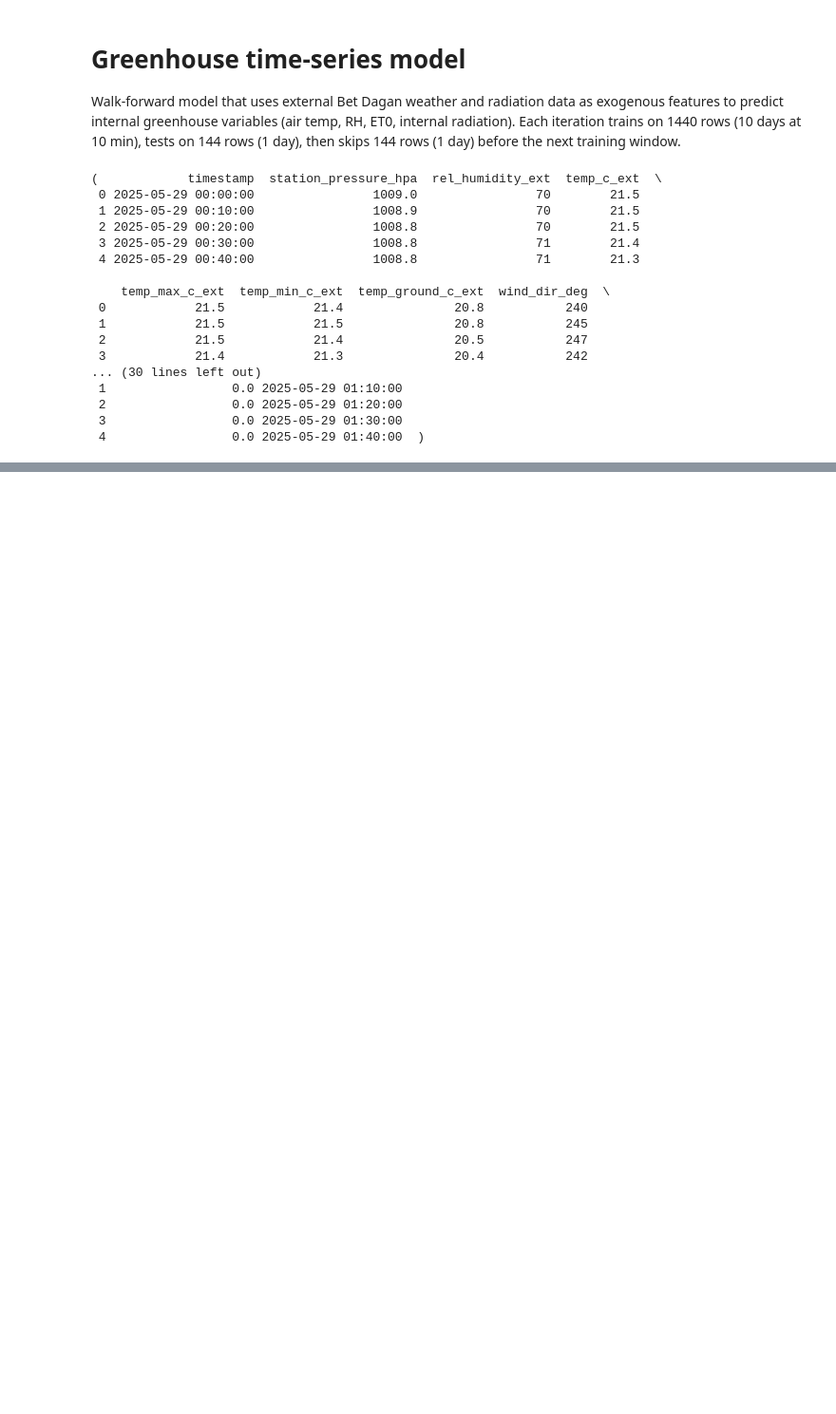
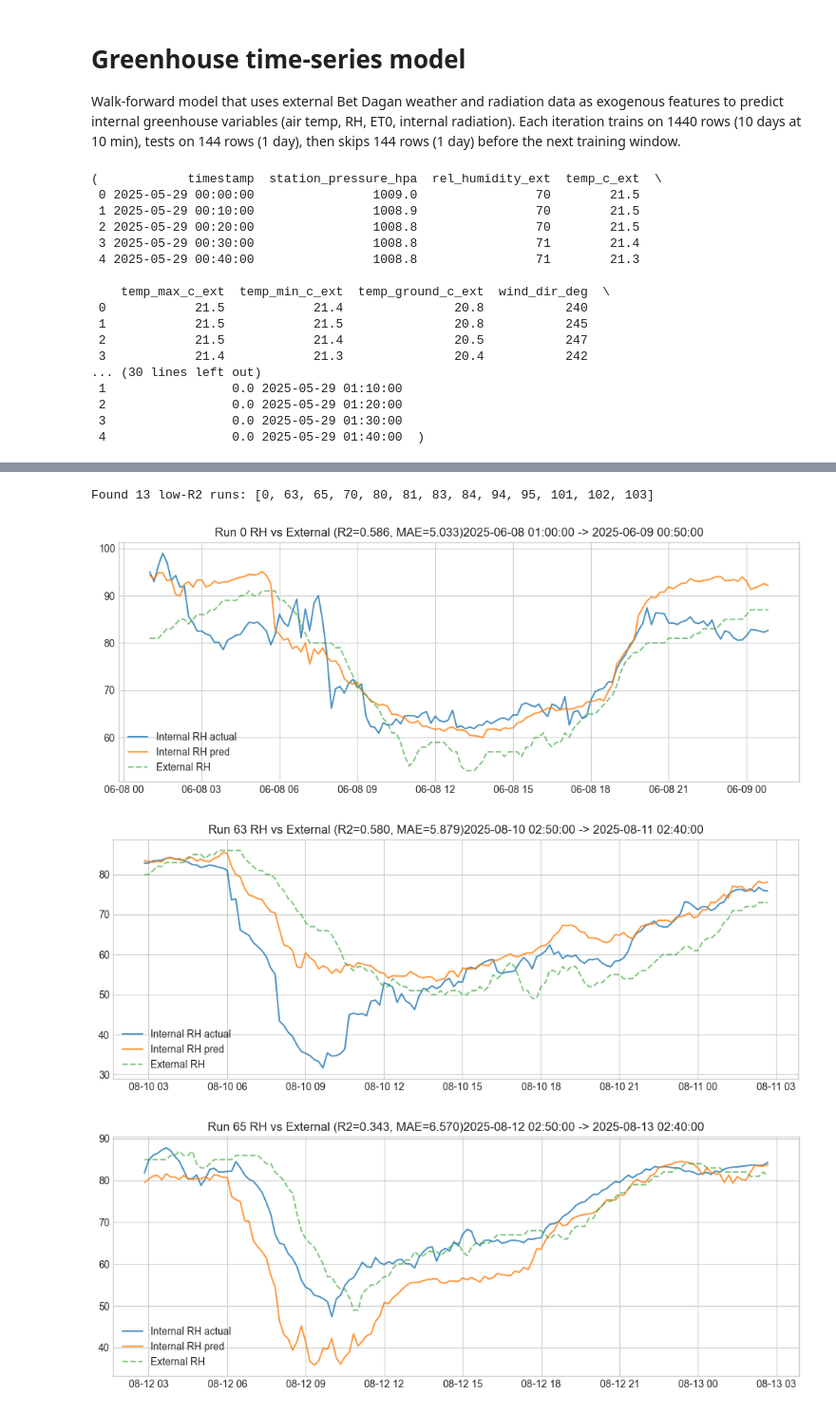
Before and after one commit to EliyahuEden/final_data_file, a Jupyter notebook: greenhouse_time_series_walkforward.ipynb, the cells around one changed output, grey strips where cells are left out. Shown at 95% size. Drawn from its saved outputs; the diff is of its cells as text; code cells hidden in the pictures; blank space fills up the shorter version.

```diff
--- a/greenhouse_time_series_walkforward.ipynb
+++ b/greenhouse_time_series_walkforward.ipynb
@@ -513,0 +578,38 @@ Overall for p:
+# %%
+# Plot internal RH vs external RH for runs with low R2 (<0.7)
+# metrics_df/preds_df come from stage-2 RH walk-forward
+metrics_df = metrics_rh
+preds_df = preds_rh
+bad_runs = metrics_df[metrics_df.get('r2_internal_rh_pct', 1) < 0.7]
+if bad_runs.empty:
+    print('No runs with r2_internal_rh_pct < 0.7')
+else:
+    print(f"Found {len(bad_runs)} low-R2 runs: {bad_runs['run'].tolist()}")
+    for _, row in bad_runs.iterrows():
+        r = int(row['run'])
+        test_start = row['test_start']
+        test_end = row['test_end']
+        # actual/pred from preds_df
+        sub_pred = preds_df[preds_df['run'] == r]
+        # external RH from original data in the test window
+        ext_slice = data[(data['timestamp'] >= test_start) & (data['timestamp'] <= test_end)][['timestamp', 'rel_humidity_ext']]
+        if sub_pred.empty or ext_slice.empty:
+            print(f'Run {r}: missing data; skipping')
+            continue
+        merged = sub_pred.merge(ext_slice, on='timestamp', how='left')
+        plt.figure(figsize=(10, 4))
+        plt.plot(merged['timestamp'], merged['internal_rh_pct'], label='Internal RH actual', alpha=0.8)
+        if 'pred_internal_rh_pct' in merged.columns:
+            plt.plot(merged['timestamp'], merged['pred_internal_rh_pct'], label='Internal RH pred', alpha=0.8)
+        plt.plot(merged['timestamp'], merged['rel_humidity_ext'], label='External RH', alpha=0.6, linestyle='--')
+        if 'global_rad_wm2' in merged.columns:
+            plt.plot(merged['timestamp'], merged['global_rad_wm2'], label='External Global Rad', alpha=0.5, linestyle=':')
+        plt.title(f"Run {r} RH vs External (R2={row['r2_internal_rh_pct']:.3f}, MAE={row['mae_internal_rh_pct']:.3f}){test_start} -> {test_end}")
+        plt.legend()
+        plt.tight_layout()
+        plt.show()
+# %% [output]
+Found 13 low-R2 runs: [0, 63, 65, 70, 80, 81, 83, 84, 94, 95, 101, 102, 103]
+[figure, added]
+[figure, added]
+[figure, added]
```
Also changed, not shown: parts of 14 cells of this notebook, 4 other files.
